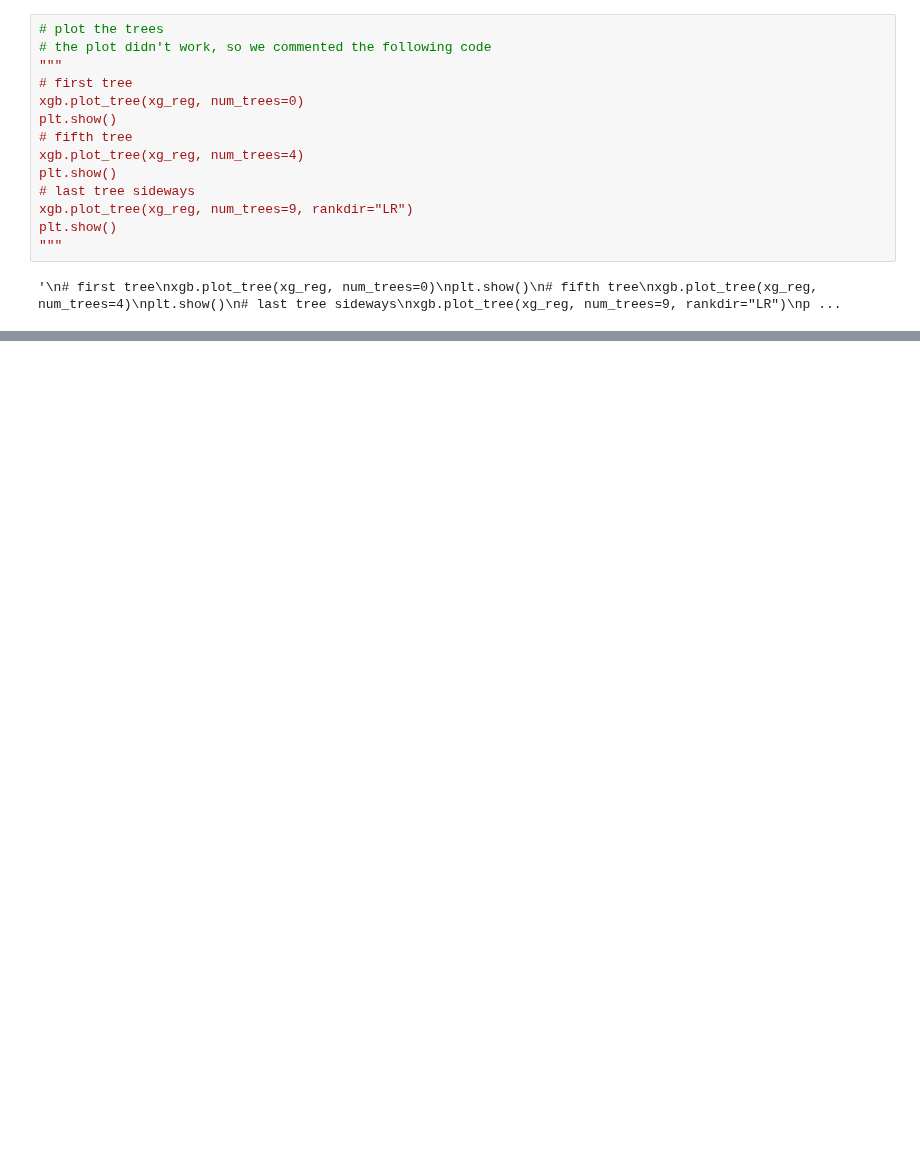
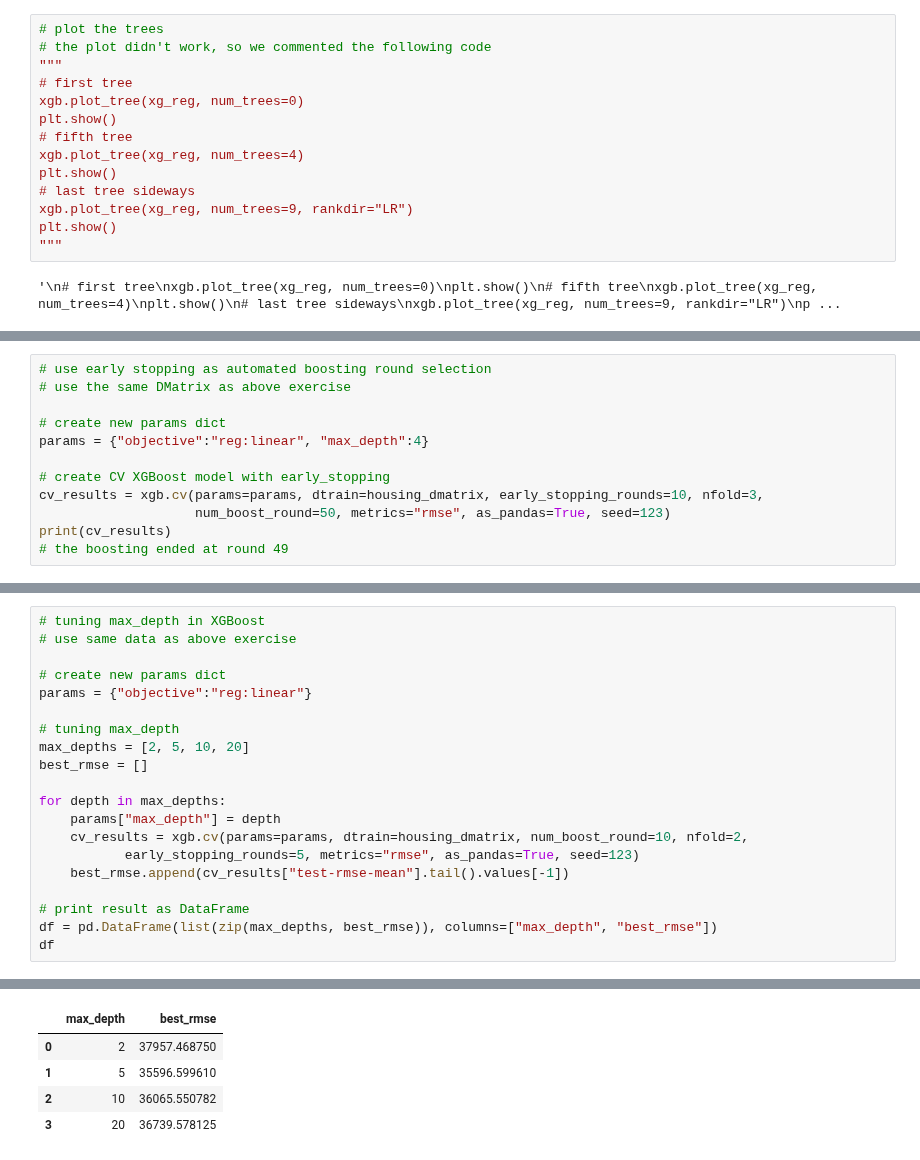
Before and after one commit to GuoweiYang19891101/datacamp_machine_learning_scientist_python, a Jupyter notebook: 5_extreme_gradient_boosting.ipynb, the cells around one changed output, grey strips where cells are left out. Drawn from its saved outputs; the diff is of its cells as text; blank space fills up the shorter version.

```diff
--- a/5_extreme_gradient_boosting.ipynb
+++ b/5_extreme_gradient_boosting.ipynb
@@ -520,0 +573,12 @@ plt.show()
+# %%
+# use early stopping as automated boosting round selection
+# use the same DMatrix as above exercise
+
+# create new params dict
+params = {"objective":"reg:linear", "max_depth":4}
+
+# create CV XGBoost model with early_stopping
+cv_results = xgb.cv(params=params, dtrain=housing_dmatrix, early_stopping_rounds=10, nfold=3,
+                    num_boost_round=50, metrics="rmse", as_pandas=True, seed=123)
+print(cv_results)
+# the boosting ended at round 49
@@ -520,0 +661,21 @@ plt.show()
+# %%
+# tuning max_depth in XGBoost
+# use same data as above exercise
+
+# create new params dict
+params = {"objective":"reg:linear"}
+
+# tuning max_depth
+max_depths = [2, 5, 10, 20]
+best_rmse = []
+
+for depth in max_depths:
+    params["max_depth"] = depth
+    cv_results = xgb.cv(params=params, dtrain=housing_dmatrix, num_boost_round=10, nfold=2,
+           early_stopping_rounds=5, metrics="rmse", as_pandas=True, seed=123)
+    best_rmse.append(cv_results["test-rmse-mean"].tail().values[-1])
+
+# print result as DataFrame
+df = pd.DataFrame(list(zip(max_depths, best_rmse)), columns=["max_depth", "best_rmse"])
+df
+# %% [output]
@@ -520,0 +690,5 @@ plt.show()
+|  | max_depth | best_rmse |
+| 0 | 2 | 37957.468750 |
+| 1 | 5 | 35596.599610 |
+| 2 | 10 | 36065.550782 |
+| 3 | 20 | 36739.578125 |
```
Also changed, not shown: parts of 18 cells of this notebook.
